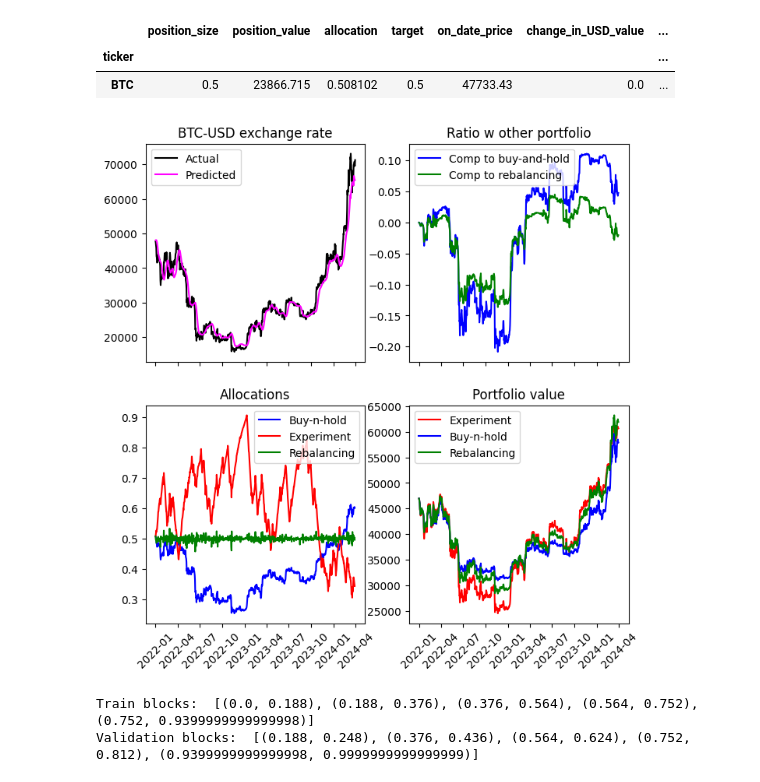
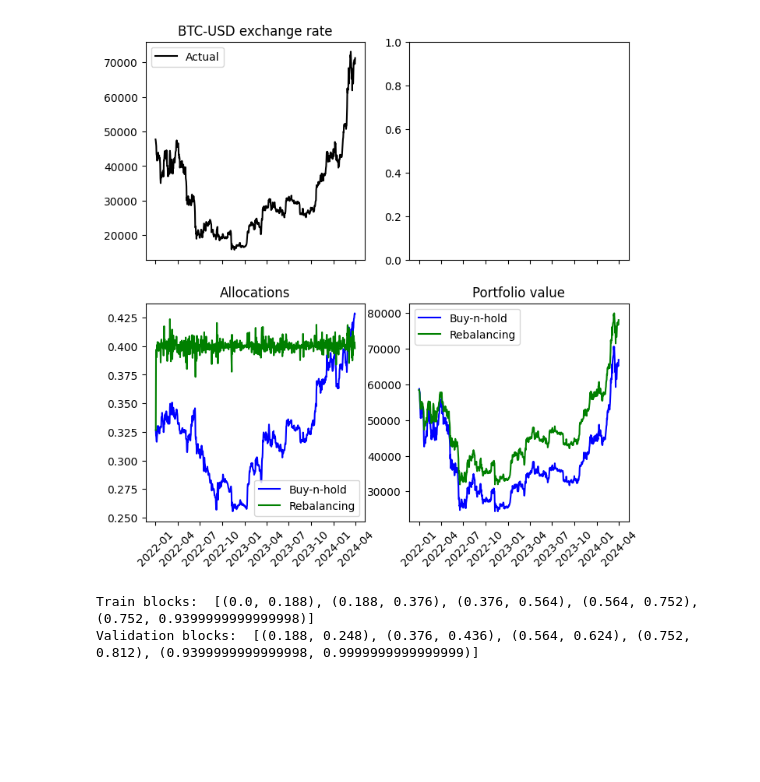
Before and after one commit to ArtemChemist/crypto, a Jupyter notebook: test clases.ipynb, the cells around one changed output. Drawn from its saved outputs; the diff is of its cells as text; code cells hidden in the pictures; blank space fills up the shorter version.

Commit message:
Rebalancer works locally

```diff
--- a/test clases.ipynb
+++ b/test clases.ipynb
@@ -43,5 +43,5 @@ naive_LSTM = LSTM_Strategy(model_input_length = 15)
 date_from = tmpstemp('2022-01-01')
 x_train, y_train, train_idx, x_val, y_val, val_idx = naive_LSTM.train_val_split_scale(BTC.history.loc[date_from:])
 
-rebalncer = Rebalancing_Strategy(target_allocations = {'USD':0.5, 'BTC':0.5})
+rebalncer = Rebalancing_Strategy(target_allocations = {'USD':0.4, 'BTC':0.4, 'ETH':0.2})
 # %%
@@ -110,7 +96,7 @@ Epoch 16/20
 # %%
 #Load model
-naive_LSTM.model = keras.models.load_model(
-    model_path, custom_objects=None, compile=True)
+#naive_LSTM.model = keras.models.load_model(
+#    model_path, custom_objects=None, compile=True)
 # %%
 assets_in_portfolio = {'USD': 0.2* BTC.price_on_date(date_from - tmpdelta(days=1)), 'BTC':0.4, 'ETH': 8}
 my_portfolio = Portfolio(origination_date=(date_from - tmpdelta(days=1)),
@@ -130,10 +116,11 @@ pred_df = pd.DataFrame(data=[],
 first_index = BTC.history.index.get_indexer([my_portfolio.orig_date], method='nearest')[0] + 1
 first_date = BTC.history.index[first_index]
 
-alloc_exp = []
+#alloc_exp = []
 alloc_rebal = []
 alloc_bnh = []
 for today in BTC.history.index[first_index:-2]:
+    '''
     tmr = today + tmpdelta(days=1)
     alloc_exp.append(my_portfolio.get_hist_positions(today)['allocation'].loc['BTC'])
     today_data = BTC.history['close'].\
@@ -142,14 +129,14 @@ for today in BTC.history.index[first_index:-2]:
     pred_df = pd.concat([pred_df, new_pred], axis = 0)
     suggestion = naive_LSTM.make_suggestion(on_date = today, portfolio = rebal_portfolio)
     my_portfolio.execute_suggestions(sggst_df = suggestion, exec_date = today)
-
+    '''
     alloc_rebal.append(rebal_portfolio.get_hist_positions(today)['allocation'].loc['BTC'])
     rebal_suggest = rebalncer.make_suggestion(on_date = today, portfolio = rebal_portfolio)
     rebal_portfolio.execute_suggestions(sggst_df = rebal_suggest, exec_date = today)
 
     alloc_bnh.append(buy_n_hold_portfolio.get_hist_positions(today)['allocation'].loc['BTC'])
 
-my_portfolio.update_value(up_to=pred_df.index[-1])
-buy_n_hold_portfolio.update_value(up_to=pred_df.index[-1])
-rebal_portfolio.update_value(up_to=pred_df.index[-1])
+#my_portfolio.update_value(up_to=pred_df.index[-1])
+buy_n_hold_portfolio.update_value(up_to=BTC.history.index[-1])
+rebal_portfolio.update_value(up_to=BTC.history.index[-1])
 # %% [output]
@@ -235,46 +160,41 @@ sell 0.007972347681698144 of BTC-USD for 380.5475000000006 and drop USD
-# %%
-sggst_df
-# %% [output]
-|  | position_size | position_value | allocation | target | on_date_price | change_in_USD_value | ... |
-| ticker |  |  |  |  |  |  | ... |
-| BTC | 0.5 | 23866.715 | 0.508102 | 0.5 | 47733.43 | 0.0 | ... |
 # %%
 # Plot the results
 fig, ax = plt.subplots(2, 2, sharex = True)
 fig.set_figheight(8)
 fig.set_figwidth(8)
 actual_df = BTC.history.loc[first_date:]
 ax[0,0].plot(actual_df.index, actual_df['close'], color = 'black', label = 'Actual')
-ax[0,0].plot(pred_df.index, pred_df['Predicted price'], color = 'magenta', label = 'Predicted')
+# ax[0,0].plot(pred_df.index, pred_df['Predicted price'], color = 'magenta', label = 'Predicted')
 ax[0,0].legend()
 ax[0,0].set_title('BTC-USD exchange rate')
 for tick in ax[0,0].get_xticklabels():
         tick.set_rotation(45)
-
+'''
 ax[0,1].plot(my_portfolio.value.index, (my_portfolio.value['value'] - buy_n_hold_portfolio.value['value'])/buy_n_hold_portfolio.value['value'], color = 'blue', label = 'Comp to buy-and-hold')
 ax[0,1].plot(my_portfolio.value.index, (my_portfolio.value['value'] - rebal_portfolio.value['value'])/rebal_portfolio.value['value'], color = 'green', label = 'Comp to rebalancing')
 ax[0,1].legend()
 ax[0,1].set_title('Ratio w other portfolio')
 for tick in ax[0,1].get_xticklabels():
         tick.set_rotation(45)
+'''
 
-ax[1,0].plot(buy_n_hold_portfolio.value.index[:-1], alloc_bnh, color = 'blue', label = 'Buy-n-hold')
-ax[1,0].plot(my_portfolio.value.index[:-1], alloc_exp, color = 'red', label = 'Experiment')
-ax[1,0].plot(rebal_portfolio.value.index[:-1], alloc_rebal, color = 'green', label = 'Rebalancing')
+ax[1,0].plot(buy_n_hold_portfolio.value.index[1:-1], alloc_bnh, color = 'blue', label = 'Buy-n-hold')
+#ax[1,0].plot(my_portfolio.value.index[:-1], alloc_exp, color = 'red', label = 'Experiment')
+ax[1,0].plot(rebal_portfolio.value.index[1:-1], alloc_rebal, color = 'green', label = 'Rebalancing')
 ax[1,0].legend()
 ax[1,0].set_title('Allocations')
 for tick in ax[1,0].get_xticklabels():
         tick.set_rotation(45)
 
-ax[1,1].plot(my_portfolio.value.index, my_portfolio.value['value'], color = 'red', label = 'Experiment')
+#ax[1,1].plot(my_portfolio.value.index, my_portfolio.value['value'], color = 'red', label = 'Experiment')
 ax[1,1].plot(buy_n_hold_portfolio.value.index, buy_n_hold_portfolio.value['value'], color = 'blue', label = 'Buy-n-hold')
 ax[1,1].plot(rebal_portfolio.value.index, rebal_portfolio.value['value'], color = 'green', label = 'Rebalancing')
 ax[1,1].legend()
 ax[1,1].set_title('Portfolio value')
 for tick in ax[1,1].get_xticklabels():
         tick.set_rotation(45)
 # %% [output]
-[figure, old version]
+[figure, new version]
 # %%
 def cross_val_percentages(num_blocks=5, split_ratio=0.8):
     '''
```
Also changed, not shown: parts of 6 cells of this notebook, 3 other files.
